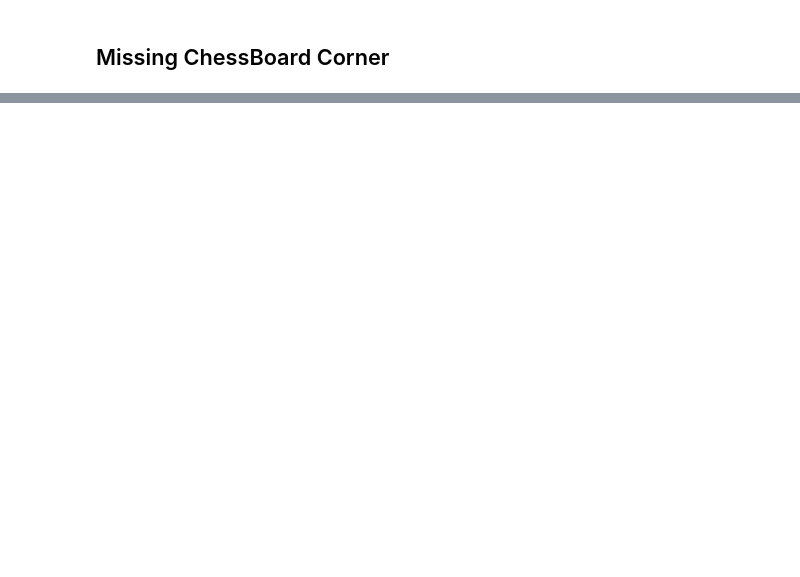
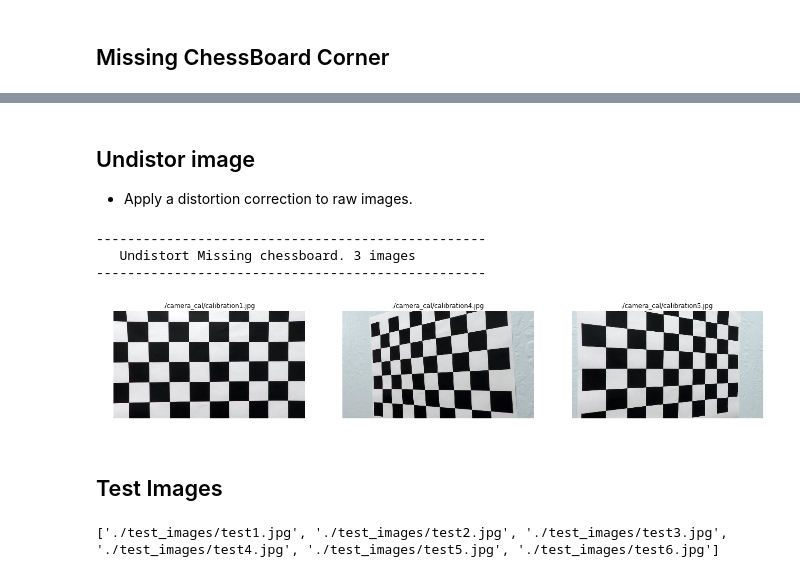
Before and after one commit to scrambleegg7/SelfCar, a Jupyter notebook: CarND-Advanced-Lane-Lines/calibration.ipynb, the cells around one changed output, grey strips where cells are left out. Drawn from its saved outputs; the diff is of its cells as text; code cells hidden in the pictures; blank space fills up the shorter version.

```diff
--- a/CarND-Advanced-Lane-Lines/calibration.ipynb
+++ b/CarND-Advanced-Lane-Lines/calibration.ipynb
@@ -136,0 +155,21 @@ chessBoard.drawMissingCornerChessBoard()
+# %% [markdown]
+## Undistor image ##
+* Apply a distortion correction to raw images.
+# %%
+chessBoard.undistort()
+# %% [output]
+--------------------------------------------------
+   Undistort Missing chessboard. 3 images
+--------------------------------------------------
+[figure, added]
+# %% [markdown]
+## Test Images ##
+# %%
+# read chess board images
+testfiles = sorted(glob.glob('./test_images/test*.jpg'))
+print(testfiles)
+
+#
+# read just only one image for displaying and comparing original image with preprocessed image.
+# %% [output]
+['./test_images/test1.jpg', './test_images/test2.jpg', './test_images/test3.jpg', './test_images/test4.jpg', './test_images/test5.jpg', './test_images/test6.jpg']
```
Also changed, not shown: parts of 9 cells of this notebook.
